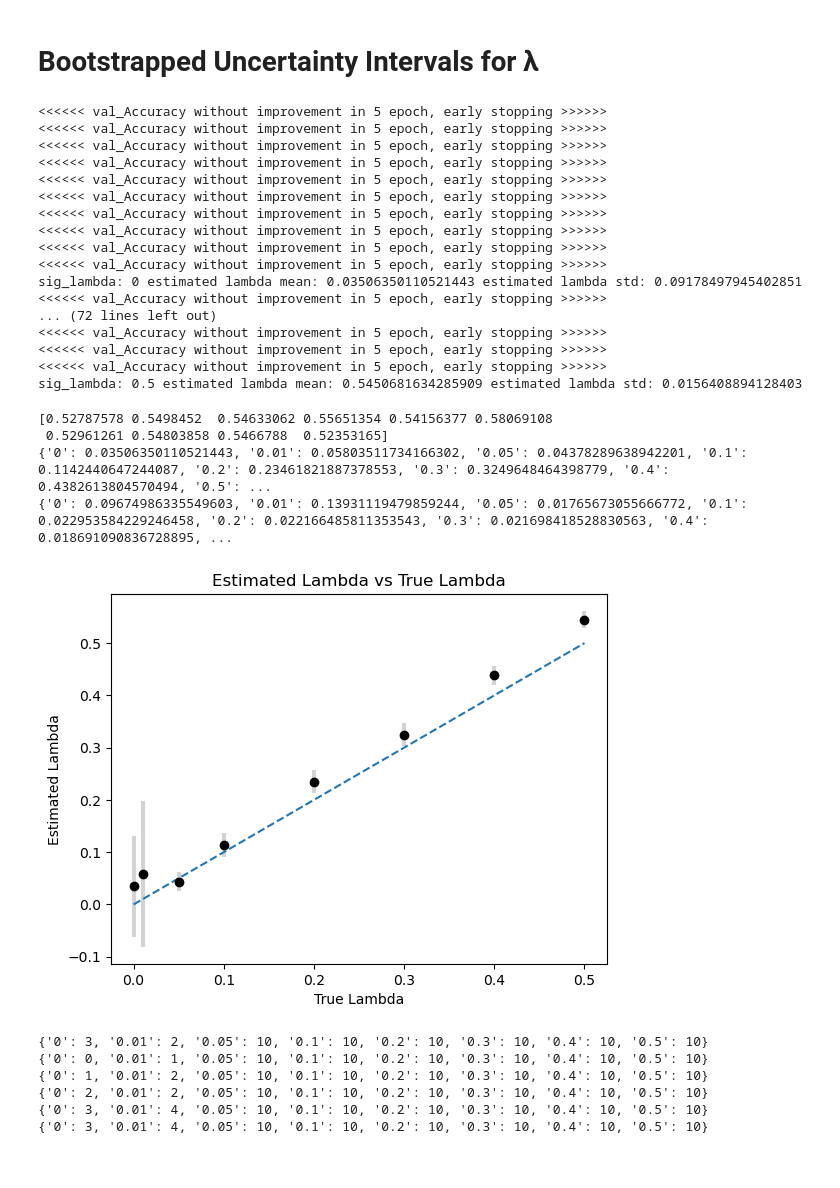
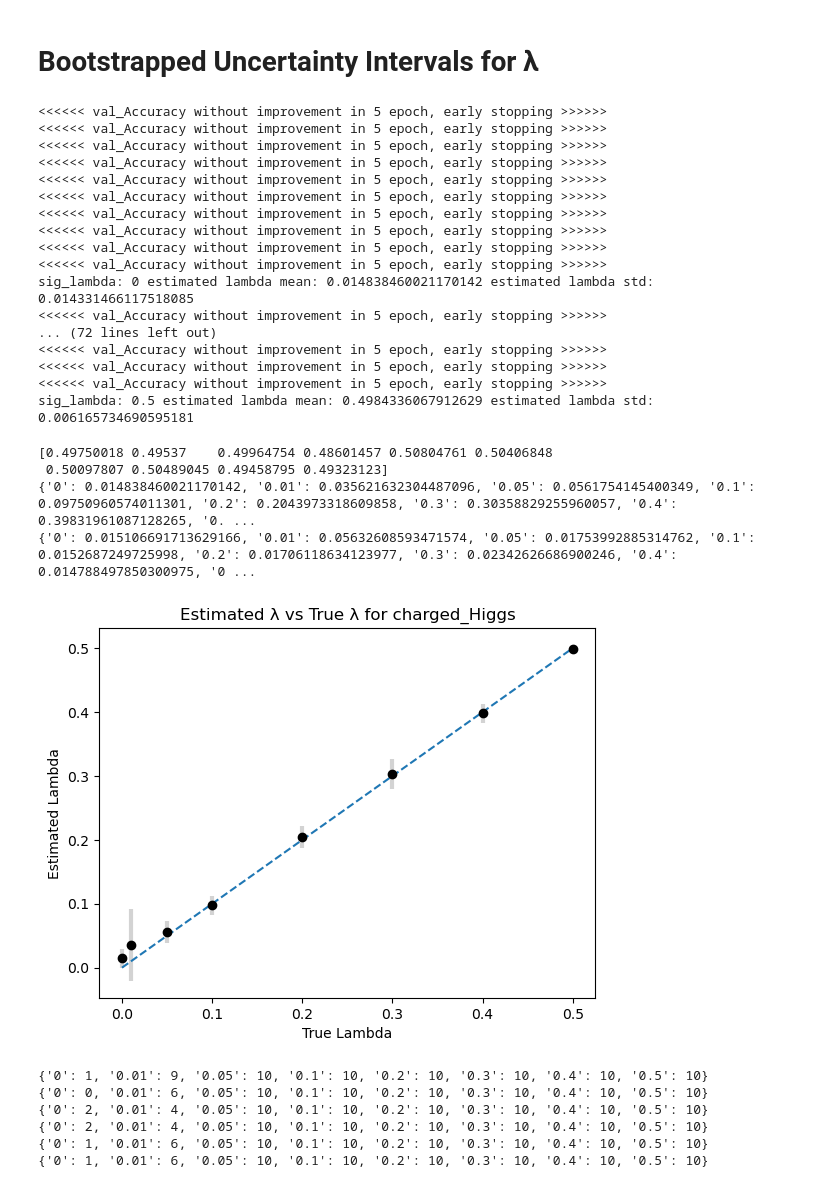
Before and after one commit to ZhengtingHe/ADwithNE, a Jupyter notebook: demo/analysis.ipynb, the cells around one changed output. Cells and saved outputs as stored; diff of their text form; code cells hidden in the pictures.

Commit message:
Power plot

```diff
--- a/demo/analysis.ipynb
+++ b/demo/analysis.ipynb
@@ -125,10 +125,12 @@ val_ratio = 0.2
 sig_lambda = 0.5
 n = 100000
 
-exp_events, bkg_events = create_exp_bkg_events(embedding_points['SM'], embedding_points['neutral_boson'], sig_lambda, n)
-# exp_events, bkg_events = create_exp_bkg_events(bkg_embed_points, leptoquark_embed_points, sig_lambda, n)
-# exp_events, bkg_events = create_exp_bkg_events(bkg_embed_points, neutral_Higgs_embed_points, sig_lambda, n)
-# exp_events, bkg_events = create_exp_bkg_events(bkg_embed_points, charged_Higgs_embed_points, sig_lambda, n)
+# test_signal = "neutral_boson"
+test_signal = "leptoquark"
+# test_signal = "neutral_Higgs"
+# test_signal = "charged_Higgs"
+
+exp_events, bkg_events = create_exp_bkg_events(embedding_points['SM'], embedding_points[test_signal], sig_lambda, n)
 X1, X2, W1, W2 = train_test_split(exp_events, bkg_events, test_ratio)
 n1 = len(W1)
 m1 = len(X1)
@@ -300,7 +303,11 @@ test_ratio=0.2
 val_ratio = 0.2
 n = 100000
 n_null = 1000
-test_signal = 'neutral_boson'
+
+# test_signal = "neutral_boson"
+# test_signal = "leptoquark"
+# test_signal = "neutral_Higgs"
+test_signal = "charged_Higgs"
 significance = 0.05
 
 
@@ -380,20 +387,20 @@ for i in range(len(test_lambdas)):
 <<<<<< val_Accuracy without improvement in 5 epoch, early stopping >>>>>>
 <<<<<< val_Accuracy without improvement in 5 epoch, early stopping >>>>>>
 <<<<<< val_Accuracy without improvement in 5 epoch, early stopping >>>>>>
-sig_lambda: 0 estimated lambda mean: 0.03506350110521443 estimated lambda std: 0.09178497945402851
+sig_lambda: 0 estimated lambda mean: 0.014838460021170142 estimated lambda std: 0.014331466117518085
 <<<<<< val_Accuracy without improvement in 5 epoch, early stopping >>>>>>
 ... (72 lines left out)
 <<<<<< val_Accuracy without improvement in 5 epoch, early stopping >>>>>>
 <<<<<< val_Accuracy without improvement in 5 epoch, early stopping >>>>>>
 <<<<<< val_Accuracy without improvement in 5 epoch, early stopping >>>>>>
-sig_lambda: 0.5 estimated lambda mean: 0.5450681634285909 estimated lambda std: 0.0156408894128403
+sig_lambda: 0.5 estimated lambda mean: 0.4984336067912629 estimated lambda std: 0.006165734690595181
 # %%
 print(estimated_lambdas)
 print(lambda_mean_dict)
 print(lambda_std_dict)
 # %% [output]
-[0.52787578 0.5498452  0.54633062 0.55651354 0.54156377 0.58069108
- 0.52961261 0.54803858 0.5466788  0.52353165]
-{'0': 0.03506350110521443, '0.01': 0.05803511734166302, '0.05': 0.04378289638942201, '0.1': 0.1142440647244087, '0.2': 0.23461821887378553, '0.3': 0.3249648464398779, '0.4': 0.4382613804570494, '0.5': ...
-{'0': 0.09674986335549603, '0.01': 0.13931119479859244, '0.05': 0.01765673055666772, '0.1': 0.022953584229246458, '0.2': 0.022166485811353543, '0.3': 0.021698418528830563, '0.4': 0.018691090836728895, ...
+[0.49750018 0.49537    0.49964754 0.48601457 0.50804761 0.50406848
+ 0.50097807 0.50489045 0.49458795 0.49323123]
+{'0': 0.014838460021170142, '0.01': 0.035621632304487096, '0.05': 0.0561754145400349, '0.1': 0.09750960574011301, '0.2': 0.2043973318609858, '0.3': 0.30358829255960057, '0.4': 0.39831961087128265, '0. ...
+{'0': 0.015106691713629166, '0.01': 0.05632608593471574, '0.05': 0.01753992885314762, '0.1': 0.0152687249725998, '0.2': 0.01706118634123977, '0.3': 0.02342626686900246, '0.4': 0.014788497850300975, '0 ...
 # %%
@@ -400,8 +409,8 @@ print(lambda_std_dict)
 from visualize import plot_lambda
 # %%
-plot_lambda(lambda_mean_dict, lambda_std_dict)
+plot_lambda(lambda_mean_dict, lambda_std_dict, test_signal)
 # %% [output]
-[figure, old version]
+[figure, new version]
 # %%
 print(lrt_p_permutation_dict)
 print(lrt_p_bootstrap_dict)
@@ -410,9 +419,9 @@ print(auc_p_bootstrap_dict)
 print(mce_p_permutation_dict)
 print(mce_p_bootstrap_dict)
 # %% [output]
-{'0': 3, '0.01': 2, '0.05': 10, '0.1': 10, '0.2': 10, '0.3': 10, '0.4': 10, '0.5': 10}
-{'0': 0, '0.01': 1, '0.05': 10, '0.1': 10, '0.2': 10, '0.3': 10, '0.4': 10, '0.5': 10}
-{'0': 1, '0.01': 2, '0.05': 10, '0.1': 10, '0.2': 10, '0.3': 10, '0.4': 10, '0.5': 10}
-{'0': 2, '0.01': 2, '0.05': 10, '0.1': 10, '0.2': 10, '0.3': 10, '0.4': 10, '0.5': 10}
-{'0': 3, '0.01': 4, '0.05': 10, '0.1': 10, '0.2': 10, '0.3': 10, '0.4': 10, '0.5': 10}
-{'0': 3, '0.01': 4, '0.05': 10, '0.1': 10, '0.2': 10, '0.3': 10, '0.4': 10, '0.5': 10}
+{'0': 1, '0.01': 9, '0.05': 10, '0.1': 10, '0.2': 10, '0.3': 10, '0.4': 10, '0.5': 10}
+{'0': 0, '0.01': 6, '0.05': 10, '0.1': 10, '0.2': 10, '0.3': 10, '0.4': 10, '0.5': 10}
+{'0': 2, '0.01': 4, '0.05': 10, '0.1': 10, '0.2': 10, '0.3': 10, '0.4': 10, '0.5': 10}
+{'0': 2, '0.01': 4, '0.05': 10, '0.1': 10, '0.2': 10, '0.3': 10, '0.4': 10, '0.5': 10}
+{'0': 1, '0.01': 6, '0.05': 10, '0.1': 10, '0.2': 10, '0.3': 10, '0.4': 10, '0.5': 10}
+{'0': 1, '0.01': 6, '0.05': 10, '0.1': 10, '0.2': 10, '0.3': 10, '0.4': 10, '0.5': 10}
```
Also changed, not shown: parts of 11 cells of this notebook, 1 other file.
